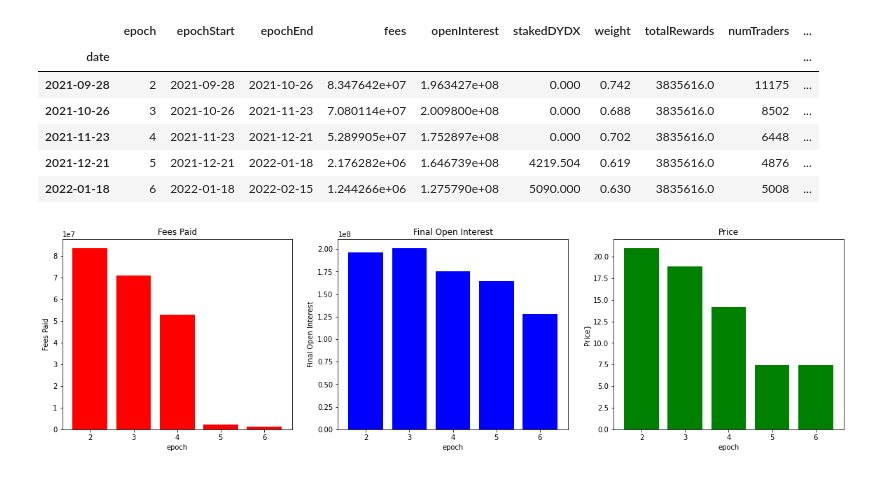
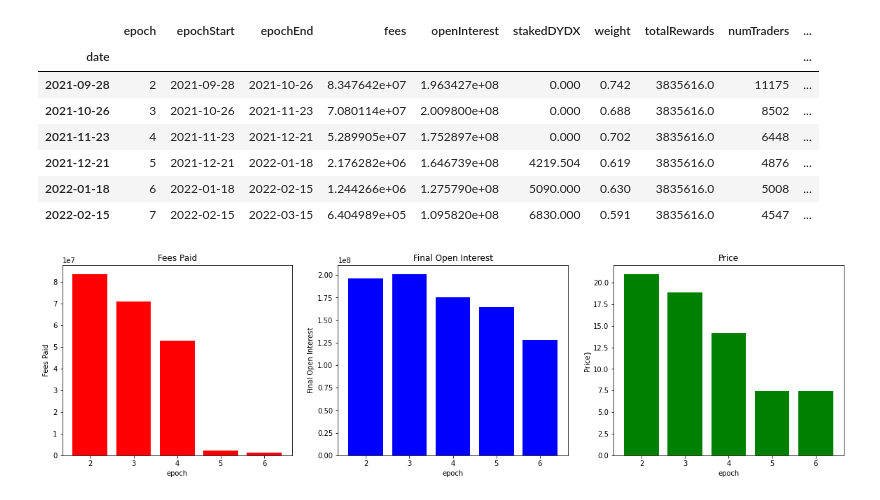
Before and after one commit to xenophonlabs/dydx-trader-rewards, a Jupyter notebook: trading_mechanisms/historical_data.ipynb, the cells around one changed output. Cells and saved outputs as stored; diff of their text form; code cells hidden in the pictures.

```diff
--- a/trading_mechanisms/historical_data.ipynb
+++ b/trading_mechanisms/historical_data.ipynb
@@ -71,20 +71,21 @@ ohlcv
 # %%
 df = rewards.join(ohlcv, how='inner')
-df = df.iloc[:-1]
+# df = df.iloc[:-1]
 df['openInterest'] = df['openInterest'].astype(float).round(3)
 df['fees'] = df['fees'].astype(float).round(3)
 df['stakedDYDX'] = df['stakedDYDX'].astype(float).round(3)
 df['weight'] = df['weight'].astype(float).round(3)
 df['totalRewards'] = df['totalRewards'].astype(float)
 df = df.round(decimals=3); df
 # %% [output]
 |  | epoch | epochStart | epochEnd | fees | openInterest | stakedDYDX | weight | totalRewards | numTraders | ... |
 | date |  |  |  |  |  |  |  |  |  | ... |
 | 2021-09-28 | 2 | 2021-09-28 | 2021-10-26 | 8.347642e+07 | 1.963427e+08 | 0.000 | 0.742 | 3835616.0 | 11175 | ... |
 | 2021-10-26 | 3 | 2021-10-26 | 2021-11-23 | 7.080114e+07 | 2.009800e+08 | 0.000 | 0.688 | 3835616.0 | 8502 | ... |
 | 2021-11-23 | 4 | 2021-11-23 | 2021-12-21 | 5.289905e+07 | 1.752897e+08 | 0.000 | 0.702 | 3835616.0 | 6448 | ... |
 | 2021-12-21 | 5 | 2021-12-21 | 2022-01-18 | 2.176282e+06 | 1.646739e+08 | 4219.504 | 0.619 | 3835616.0 | 4876 | ... |
 | 2022-01-18 | 6 | 2022-01-18 | 2022-02-15 | 1.244266e+06 | 1.275790e+08 | 5090.000 | 0.630 | 3835616.0 | 5008 | ... |
+| 2022-02-15 | 7 | 2022-02-15 | 2022-03-15 | 6.404989e+05 | 1.095820e+08 | 6830.000 | 0.591 | 3835616.0 | 4547 | ... |
 # %%
 df.to_csv('./data/historical.csv')
 # %%
```
Also changed, not shown: parts of 1 cell of this notebook, 7 other files.
